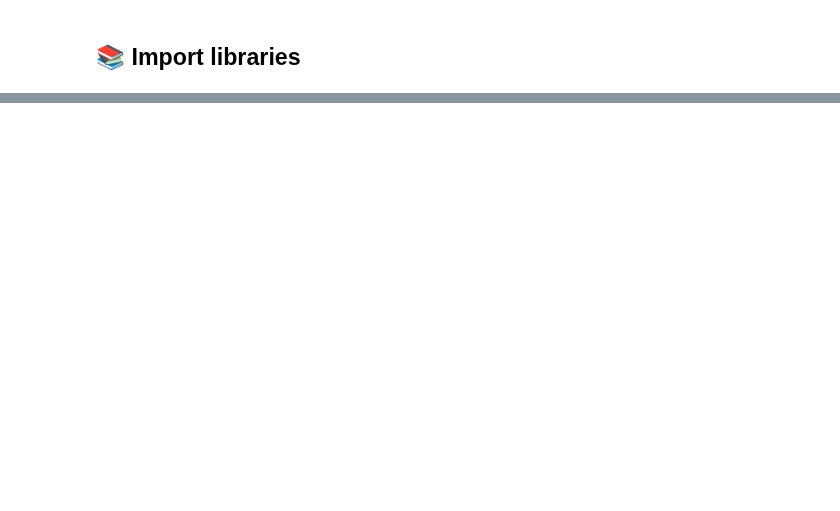
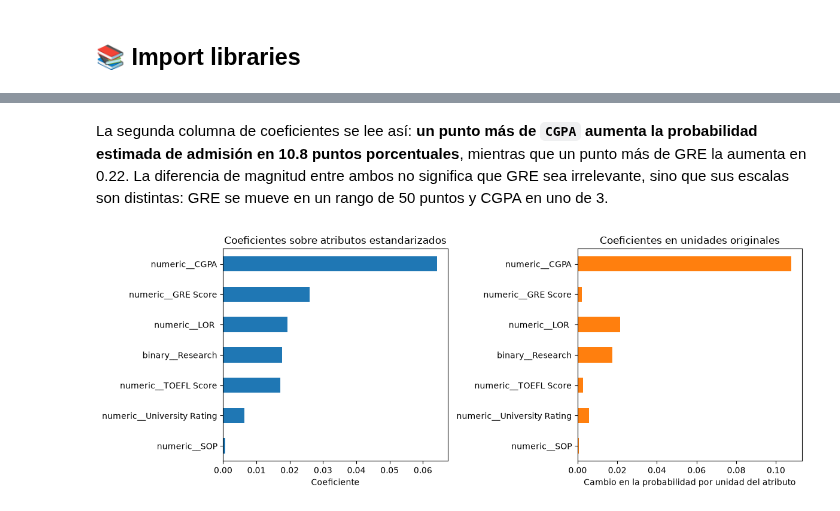
Before and after one commit to mangel477/Admisiones-predict-project, a Jupyter notebook: notebooks/6-interpretation/06.interpretacion-del-modelo-MATR-2026-08-25.ipynb, the cells around one changed output, grey strips where cells are left out. Saved outputs shown, nothing was run; the diff lists cells and outputs as text; code cells hidden in the pictures; blank space fills up the shorter version.

```diff
--- a/notebooks/6-interpretation/06.interpretacion-del-modelo-MATR-2026-08-25.ipynb
+++ b/notebooks/6-interpretation/06.interpretacion-del-modelo-MATR-2026-08-25.ipynb
@@ -34,0 +136,19 @@ From the results obtained, what ideas or proposals can be generated to continue
+# %%
+nombres_atributos = modelo.named_steps["preprocessor"].get_feature_names_out()
+coeficientes = modelo.named_steps["model"].coef_
+escalador = modelo.named_steps["preprocessor"].named_transformers_["numeric"].named_steps["scaler"]
+
+# the binary branch is not scaled, so its scale is 1
+escalas = np.append(escalador.scale_, 1.0)
+
+coeficientes_df = pd.DataFrame(
+    {
+        "coef. estandarizado": coeficientes,
+        "escala": escalas,
+        "coef. unidades originales": coeficientes / escalas,
+    },
+    index=nombres_atributos,
+).sort_values("coef. estandarizado", key=abs, ascending=False)
+
+print(f"Intercepto: {modelo.named_steps['model'].intercept_:.4f}")
+coeficientes_df.round(5)
@@ -34,0 +165,22 @@ From the results obtained, what ideas or proposals can be generated to continue
+# %% [markdown]
+La segunda columna de coeficientes se lee así: **un punto más de `CGPA` aumenta la probabilidad
+estimada de admisión en 10.8 puntos porcentuales**, mientras que un punto más de GRE la aumenta en
+0.22. La diferencia de magnitud entre ambos no significa que GRE sea irrelevante, sino que sus
+escalas son distintas: GRE se mueve en un rango de 50 puntos y CGPA en uno de 3.
+# %%
+fig, axes = plt.subplots(nrows=1, ncols=2, figsize=(12, 4.5))
+
+coeficientes_df["coef. estandarizado"].plot(kind="barh", ax=axes[0])
+axes[0].invert_yaxis()
+axes[0].set_title("Coeficientes sobre atributos estandarizados")
+axes[0].set_xlabel("Coeficiente")
+
+coeficientes_df["coef. unidades originales"].plot(kind="barh", ax=axes[1], color="tab:orange")
+axes[1].invert_yaxis()
+axes[1].set_title("Coeficientes en unidades originales")
+axes[1].set_xlabel("Cambio en la probabilidad por unidad del atributo")
+
+fig.tight_layout()
+plt.show()
+# %% [output]
+[figure, added]
```
Also changed, not shown: parts of 64 cells of this notebook, 1 other file.
